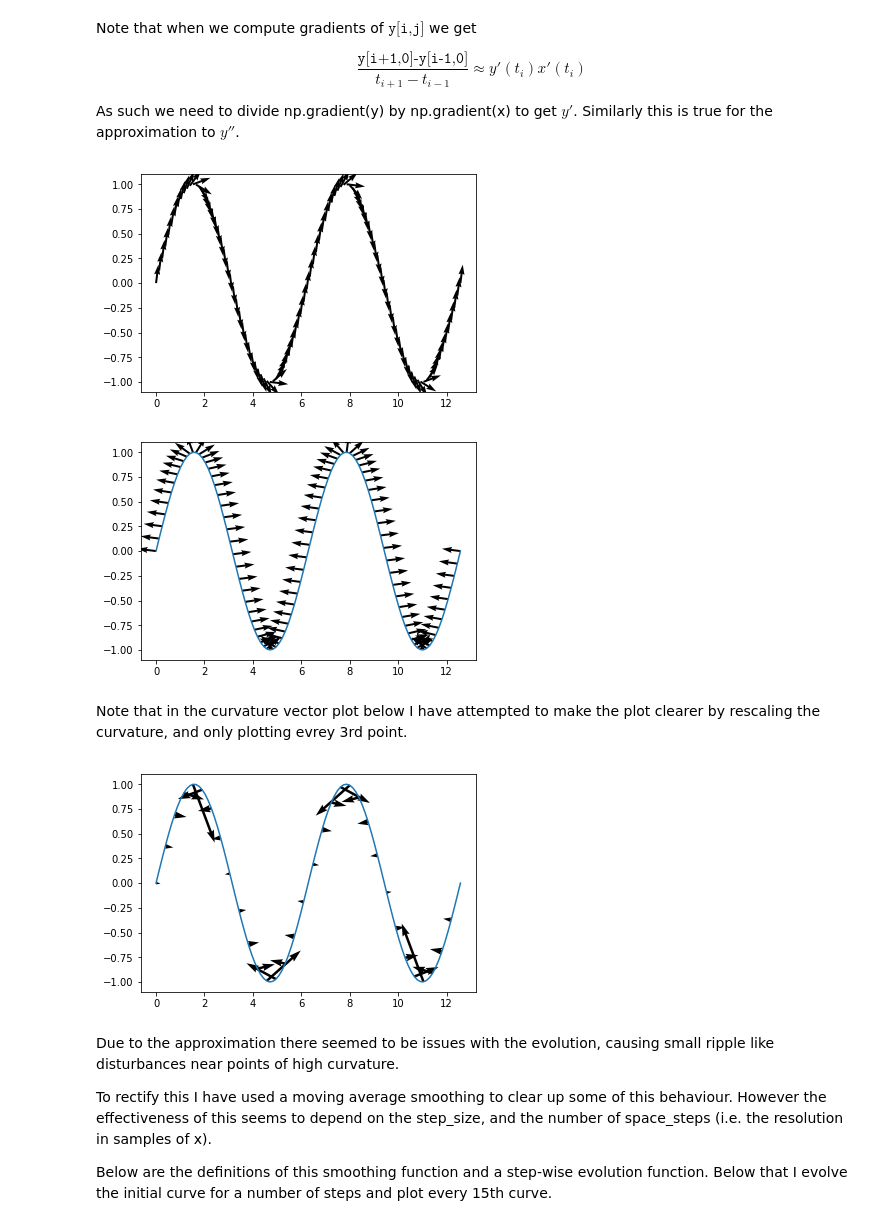
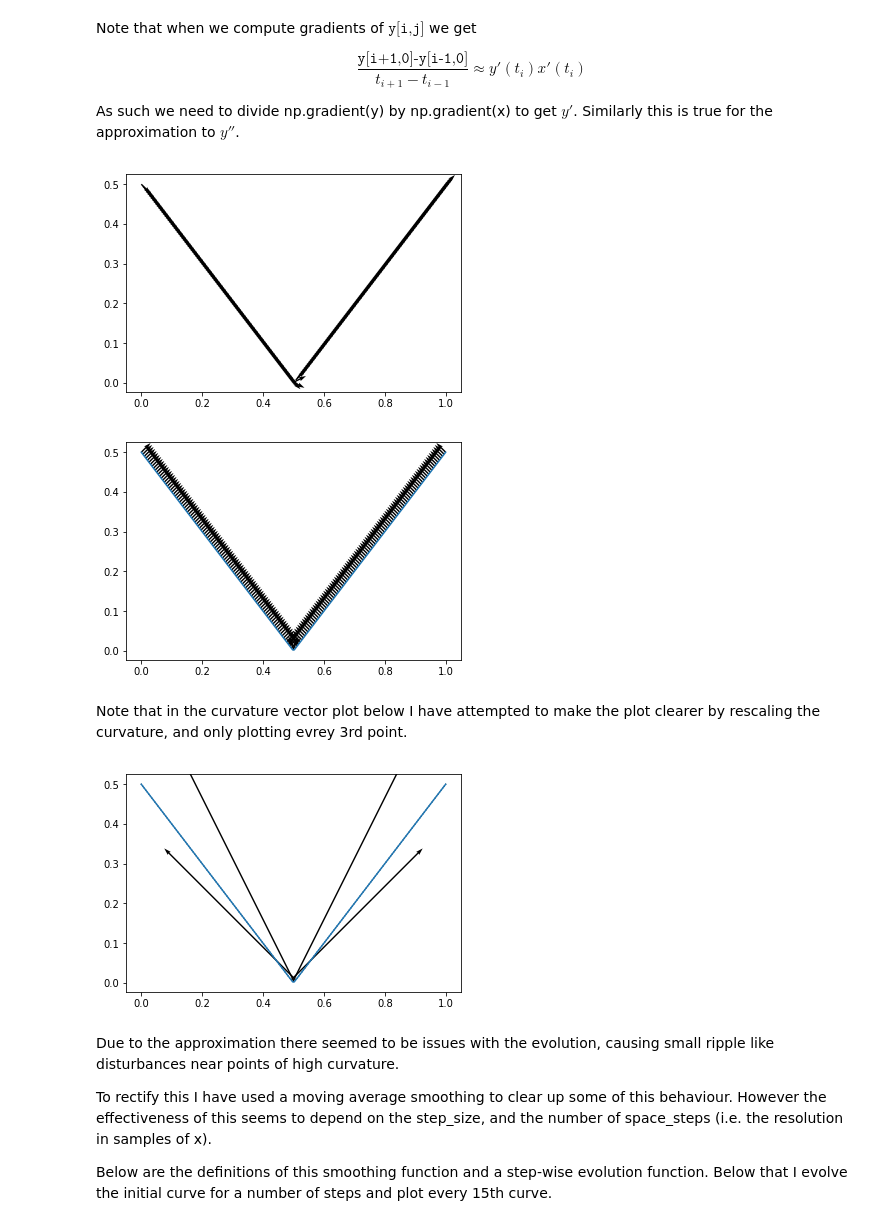
Before and after one commit to bwdGitHub/CurveShorteningFlow, a Jupyter notebook: Curve Shortening Flow.ipynb, the cells around one changed output. Drawn from its saved outputs; the diff is of its cells as text; code cells hidden in the pictures.

```diff
--- a/Curve Shortening Flow.ipynb
+++ b/Curve Shortening Flow.ipynb
@@ -48,7 +48,7 @@ and $x_i, t_j$ are grids over $[0,1]$ and $[0,T)$ for some final time $T$. We ne
 $$ \texttt{y[:,0]} = f(\texttt{x[:,0]})$$
 # %%
 def initialise_graph(f,x_left_boundary = 0, x_right_boundary = 1,
-                     space_steps = 100, time_steps = 300):
+                     space_steps = 200, time_steps = 1000):
     # initialise arrays
     x = np.zeros((space_steps, time_steps))
     y = np.zeros((space_steps, time_steps))
@@ -57,8 +57,11 @@ def initialise_graph(f,x_left_boundary = 0, x_right_boundary = 1,
     y[:,0] = f(x[:,0])
     return x,y
 
+def f(x):
+    return np.abs(x-0.5)
+
 # sine-wave example
-x,y = initialise_graph(np.sin, x_left_boundary = 0, x_right_boundary = 4*np.pi)
+x,y = initialise_graph(f, x_left_boundary = 0, x_right_boundary = 1)
 plt.plot(x[:,0], y[:,0])
 plt.show()
 # %% [output]
@@ -75,8 +78,6 @@ As such we need to divide np.gradient(y) by np.gradient(x) to get $y'$. Similarl
 def approximate_tangent(x,y):
     dx = np.gradient(x)
     dy = np.gradient(y)
-    # chain rule
-    dy = dy/dx
     normalisation = np.sqrt(np.power(dx,2)+np.power(dy,2))
     return dx/normalisation, dy/normalisation
 
@@ -84,7 +85,7 @@ tx, ty = approximate_tangent(x[:,0], y[:,0])
 plt.quiver(x[:,0], y[:,0], tx,ty)
 plt.show()
 # %% [output]
-[figure, old version]
+[figure, new version]
 # %%
 def approximate_normal(x,y):
     tx,ty = approximate_tangent(x,y)
@@ -94,28 +95,27 @@ plt.quiver(x[:,0],y[:,0], nx,ny)
 plt.plot(x[:,0], y[:,0])
 plt.show()
 # %% [output]
-[figure, old version]
+[figure, new version]
 # %% [markdown]
 Note that in the curvature vector plot below I have attempted to make the plot clearer by rescaling the curvature, and only plotting evrey 3rd point.
 # %%
 def approximate_curvature(x,y):
     dx = np.gradient(x)
     dy = np.gradient(y)
-    dy = dy/dx
     ddx = np.gradient(dx)
     ddy = np.gradient(dy)
-    ddy = ddy/dx
     kappa = (dx*ddy + ddx * dy)/np.power(np.power(dx,2)+np.power(dy,2),3/2)
     return kappa
 
 k = approximate_curvature(x[:,0], y[:,0])
-k_temp = k/np.power(np.abs(k), 0.7)
 
-plt.quiver(x[0:-1:3,0],y[0:-1:3,0], k_temp[0:-1:3]*nx[0:-1:3], k_temp[0:-1:3]*ny[0:-1:3])
+#k_temp = k/np.power(np.abs(k), 0.7)
+
+plt.quiver(x[:,0],y[:,0], k*nx, k*ny)
 plt.plot(x[:,0], y[:,0])
 plt.show()
 # %% [output]
-[figure, old version]
+[figure, new version]
 # %% [markdown]
 Due to the approximation there seemed to be issues with the evolution, causing small ripple like disturbances near points of high curvature.
 
```
Also changed, not shown: parts of 3 cells of this notebook.
